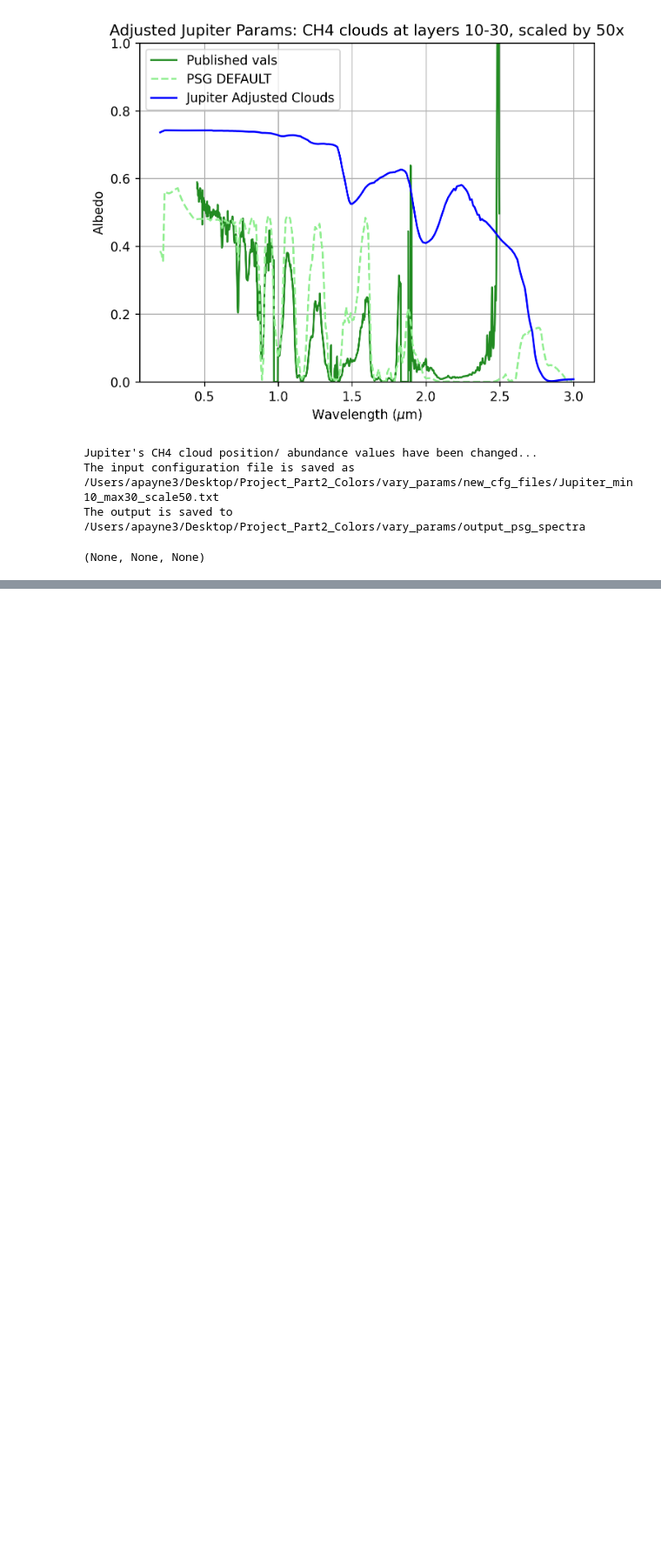
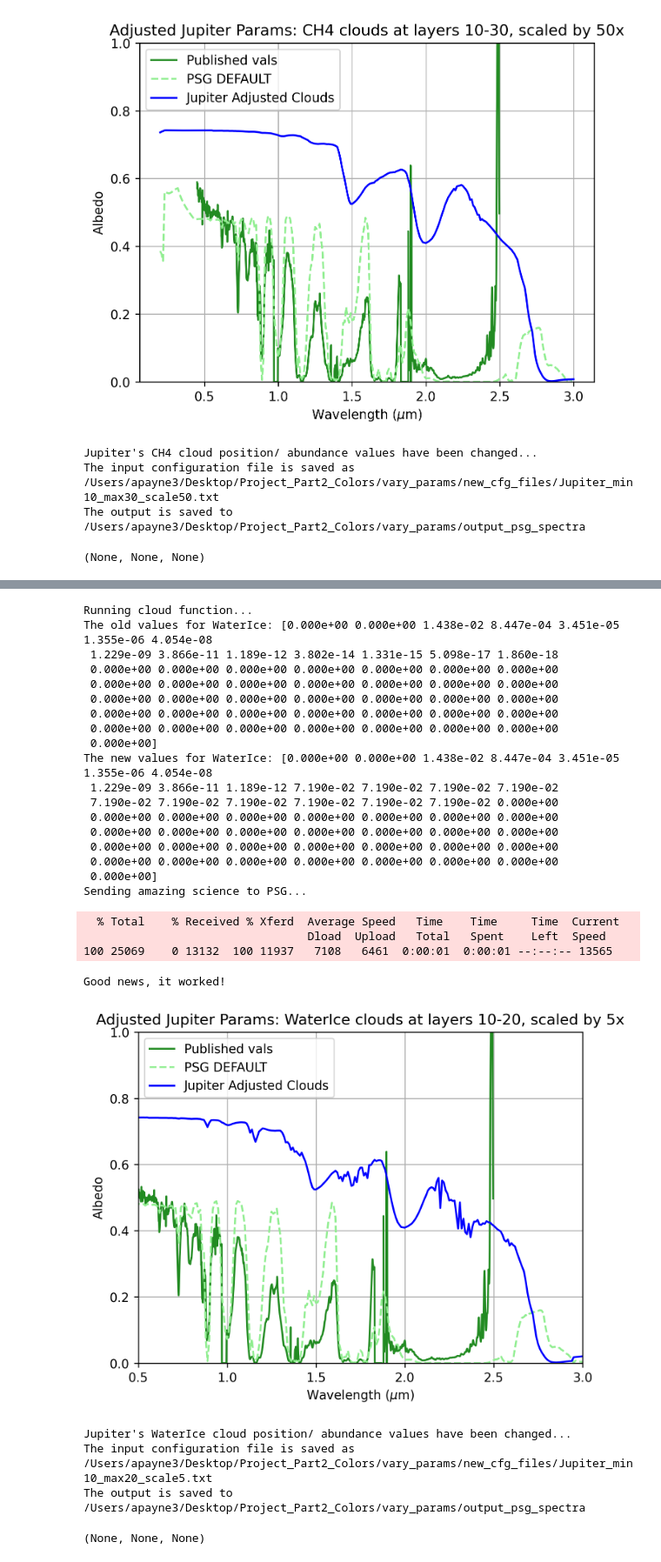
Before and after one commit to allypayne/SolarSystemSpectra, a Jupyter notebook: SpectrumTest.ipynb, the cells around one changed output, grey strips where cells are left out. Shown at 87% size. Saved outputs shown, nothing was run; the diff lists cells and outputs as text; code cells hidden in the pictures; blank space fills up the shorter version.

```diff
--- a/SpectrumTest.ipynb
+++ b/SpectrumTest.ipynb
@@ -120,0 +202,30 @@ The output is saved to /Users/apayne3/Desktop/Project_Part2_Colors/vary_params/o
+# %%
+psg.change_cloud_height_psgspectrum(absorber='WaterIce', scale_abun=5, min_level=10, max_level=20)
+# %% [output]
+Running cloud function...
+The old values for WaterIce: [0.000e+00 0.000e+00 1.438e-02 8.447e-04 3.451e-05 1.355e-06 4.054e-08
+ 1.229e-09 3.866e-11 1.189e-12 3.802e-14 1.331e-15 5.098e-17 1.860e-18
+ 0.000e+00 0.000e+00 0.000e+00 0.000e+00 0.000e+00 0.000e+00 0.000e+00
+ 0.000e+00 0.000e+00 0.000e+00 0.000e+00 0.000e+00 0.000e+00 0.000e+00
+ 0.000e+00 0.000e+00 0.000e+00 0.000e+00 0.000e+00 0.000e+00 0.000e+00
+ 0.000e+00 0.000e+00 0.000e+00 0.000e+00 0.000e+00 0.000e+00 0.000e+00
+ 0.000e+00 0.000e+00 0.000e+00 0.000e+00 0.000e+00 0.000e+00 0.000e+00
+ 0.000e+00]
+The new values for WaterIce: [0.000e+00 0.000e+00 1.438e-02 8.447e-04 3.451e-05 1.355e-06 4.054e-08
+ 1.229e-09 3.866e-11 1.189e-12 7.190e-02 7.190e-02 7.190e-02 7.190e-02
+ 7.190e-02 7.190e-02 7.190e-02 7.190e-02 7.190e-02 7.190e-02 0.000e+00
+ 0.000e+00 0.000e+00 0.000e+00 0.000e+00 0.000e+00 0.000e+00 0.000e+00
+ 0.000e+00 0.000e+00 0.000e+00 0.000e+00 0.000e+00 0.000e+00 0.000e+00
+ 0.000e+00 0.000e+00 0.000e+00 0.000e+00 0.000e+00 0.000e+00 0.000e+00
+ 0.000e+00 0.000e+00 0.000e+00 0.000e+00 0.000e+00 0.000e+00 0.000e+00
+ 0.000e+00]
+Sending amazing science to PSG...
+  % Total    % Received % Xferd  Average Speed   Time    Time     Time  Current
+                                 Dload  Upload   Total   Spent    Left  Speed
+100 25069    0 13132  100 11937   7108   6461  0:00:01  0:00:01 --:--:-- 13565
+Good news, it worked!
+[figure, added]
+Jupiter's WaterIce cloud position/ abundance values have been changed...
+The input configuration file is saved as /Users/apayne3/Desktop/Project_Part2_Colors/vary_params/new_cfg_files/Jupiter_min10_max20_scale5.txt
+The output is saved to /Users/apayne3/Desktop/Project_Part2_Colors/vary_params/output_psg_spectra
+(None, None, None)
```
Also changed, not shown: parts of 10 cells of this notebook.
